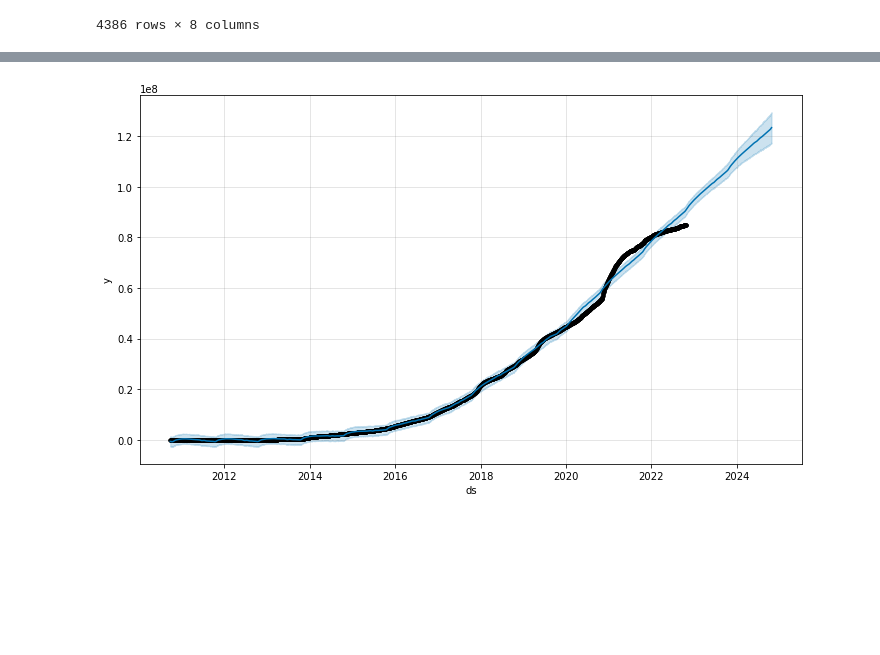
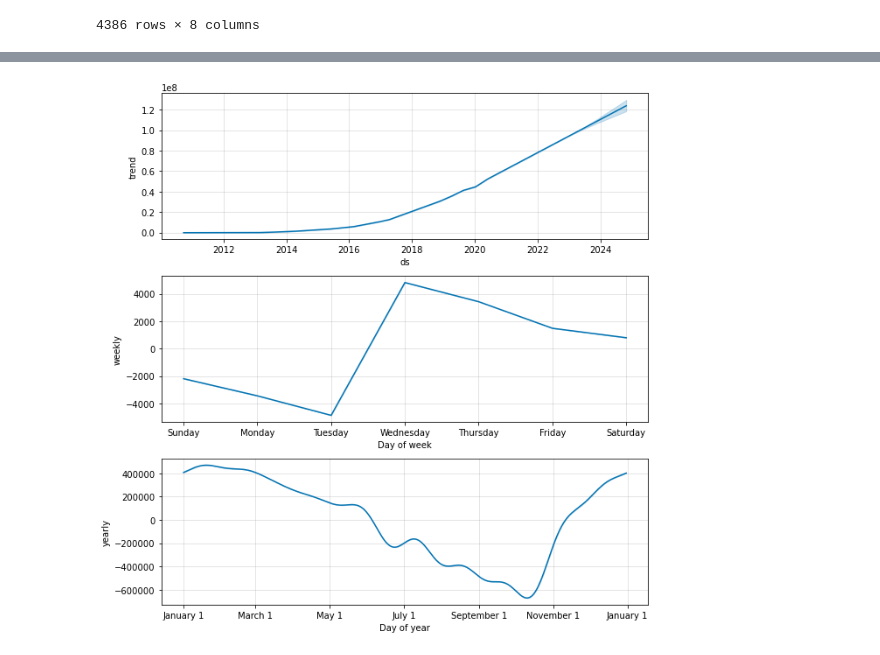
Before and after one commit to guevarch/projectchris, a Jupyter notebook: Final/BTC Prophet Wallets.ipynb, the cells around one changed output, grey strips where cells are left out. Saved outputs shown, nothing was run; the diff lists cells and outputs as text; code cells hidden in the pictures; blank space fills up the shorter version.

```diff
--- a/Final/BTC Prophet Wallets.ipynb
+++ b/Final/BTC Prophet Wallets.ipynb
@@ -79,7 +79,7 @@ forecast[['ds', 'yhat', 'yhat_lower','yhat_upper']].tail()
 # %%
-fig1 = m.plot(forecast)
+fig2 = m.plot_components(forecast)
 # %% [output]
-[figure, old version]
+[figure, new version]
 # %%
 df_train = df[['date', 'wallets']]
 df_train = df_train.rename(columns = {"date":"ds", "wallets":"y"})
```
Also changed, not shown: parts of 4 cells of this notebook, 23 other files.
